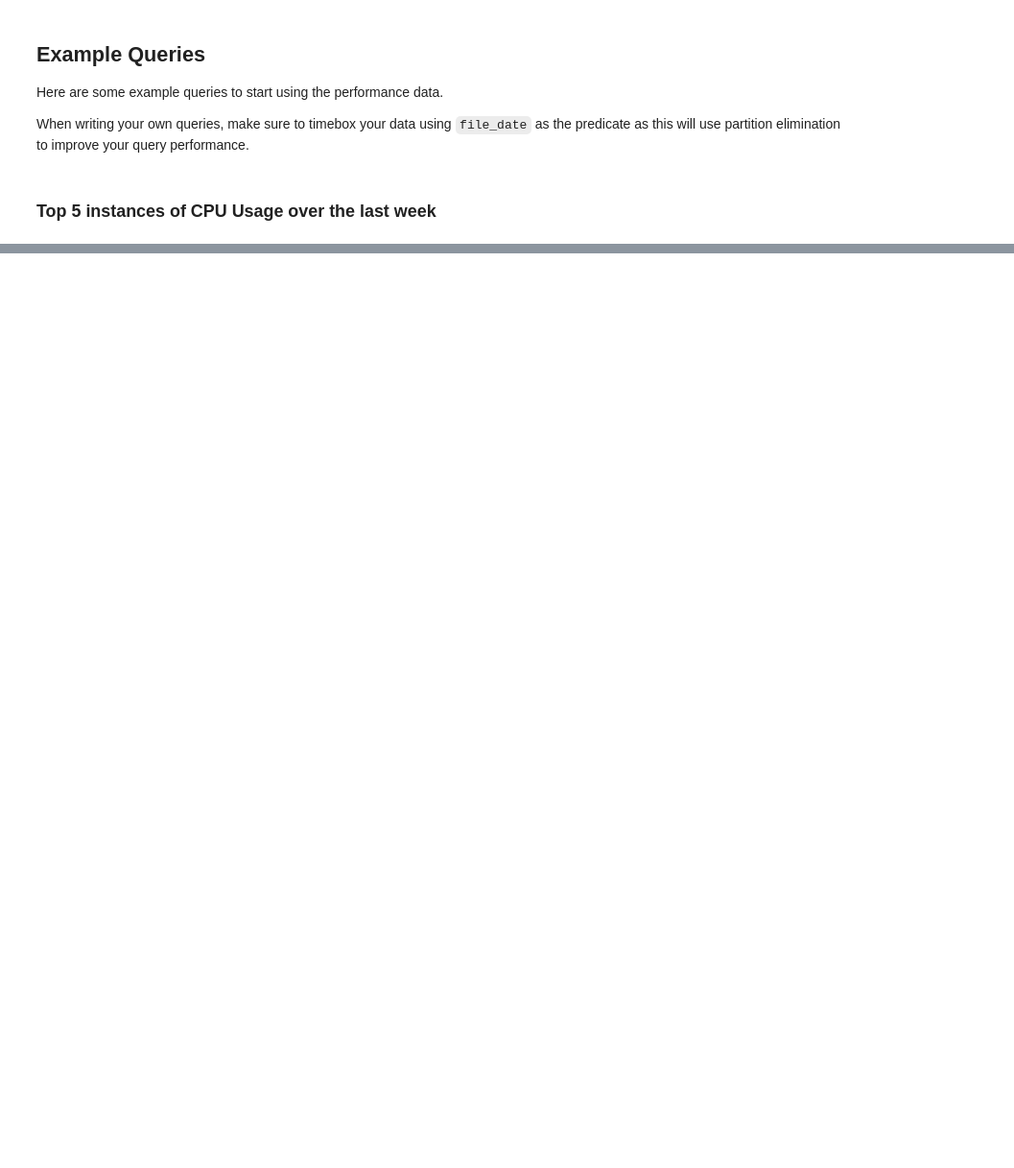
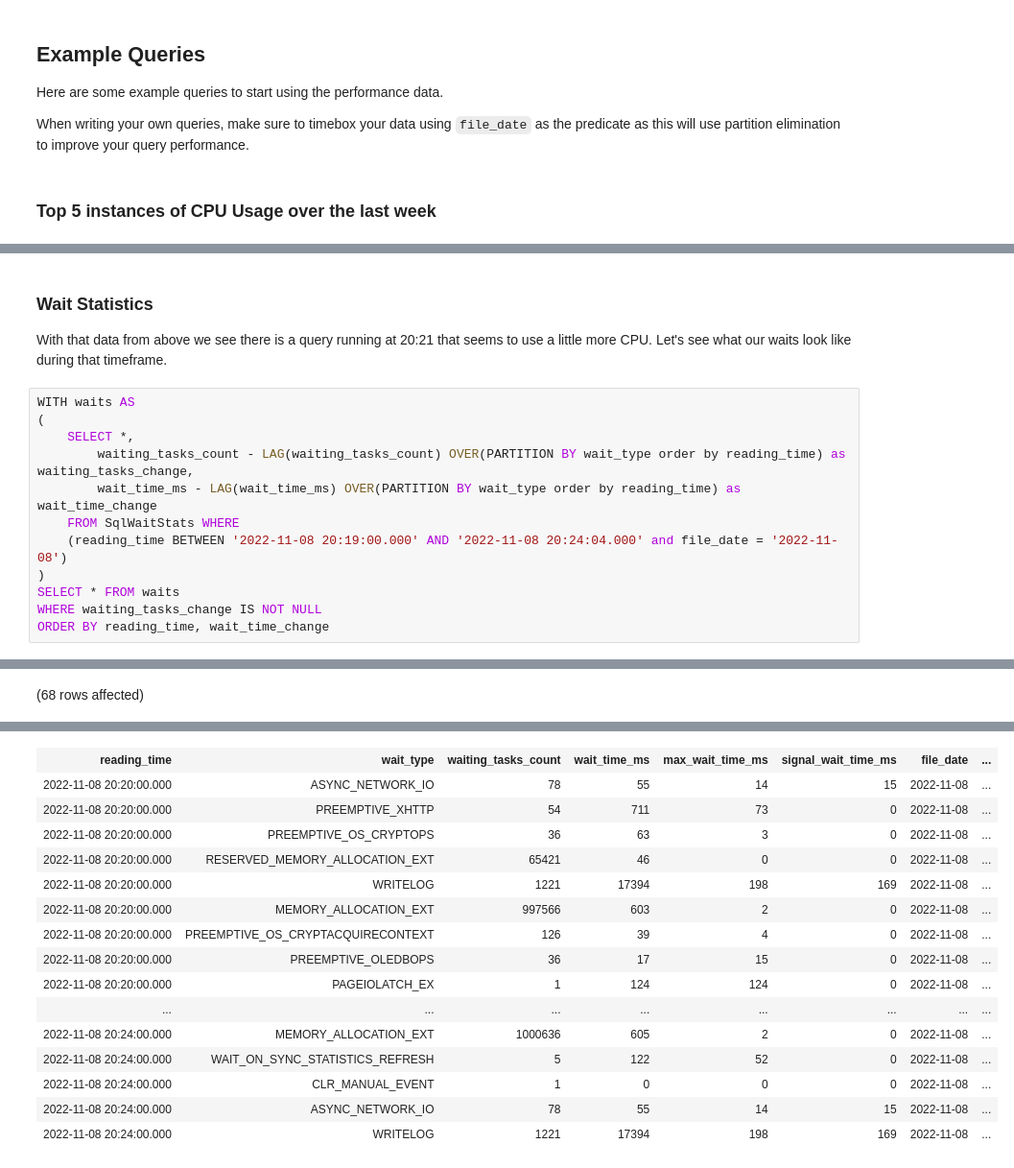
Before and after one commit to cbattlegear/SqlAzureDatabaseBasicMonitor, a Jupyter notebook: serverless_queries/SQL Performance Serverless Queries.ipynb, the cells around one changed output, grey strips where cells are left out. Shown at 96% size. Cells and saved outputs as stored; diff of their text form; blank space fills up the shorter version.

```diff
--- a/serverless_queries/SQL Performance Serverless Queries.ipynb
+++ b/serverless_queries/SQL Performance Serverless Queries.ipynb
@@ -241,0 +325,16 @@ Bulk load data conversion error (type mismatch or invalid character for the spec
+# %% [markdown]
+### Wait Statistics
+With that data from above we see there is a query running at 20:21 that seems to use a little more CPU. Let's see what our waits look like during that timeframe.
+# %%
+WITH waits AS
+(
+	SELECT *,
+		waiting_tasks_count - LAG(waiting_tasks_count) OVER(PARTITION BY wait_type order by reading_time) as waiting_tasks_change,
+		wait_time_ms - LAG(wait_time_ms) OVER(PARTITION BY wait_type order by reading_time) as wait_time_change
+	FROM SqlWaitStats WHERE
+	(reading_time BETWEEN '2022-11-08 20:19:00.000' AND '2022-11-08 20:24:04.000' and file_date = '2022-11-08')
+)
+SELECT * FROM waits
+WHERE waiting_tasks_change IS NOT NULL
+ORDER BY reading_time, wait_time_change
+# %% [output]
@@ -241,0 +342 @@ Bulk load data conversion error (type mismatch or invalid character for the spec
+(68 rows affected)
@@ -241,0 +344,16 @@ Bulk load data conversion error (type mismatch or invalid character for the spec
+| reading_time | wait_type | waiting_tasks_count | wait_time_ms | max_wait_time_ms | signal_wait_time_ms | file_date | ... |
+| 2022-11-08 20:20:00.000 | ASYNC_NETWORK_IO | 78 | 55 | 14 | 15 | 2022-11-08 | ... |
+| 2022-11-08 20:20:00.000 | PREEMPTIVE_XHTTP | 54 | 711 | 73 | 0 | 2022-11-08 | ... |
+| 2022-11-08 20:20:00.000 | PREEMPTIVE_OS_CRYPTOPS | 36 | 63 | 3 | 0 | 2022-11-08 | ... |
+| 2022-11-08 20:20:00.000 | RESERVED_MEMORY_ALLOCATION_EXT | 65421 | 46 | 0 | 0 | 2022-11-08 | ... |
+| 2022-11-08 20:20:00.000 | WRITELOG | 1221 | 17394 | 198 | 169 | 2022-11-08 | ... |
+| 2022-11-08 20:20:00.000 | MEMORY_ALLOCATION_EXT | 997566 | 603 | 2 | 0 | 2022-11-08 | ... |
+| 2022-11-08 20:20:00.000 | PREEMPTIVE_OS_CRYPTACQUIRECONTEXT | 126 | 39 | 4 | 0 | 2022-11-08 | ... |
+| 2022-11-08 20:20:00.000 | PREEMPTIVE_OLEDBOPS | 36 | 17 | 15 | 0 | 2022-11-08 | ... |
+| 2022-11-08 20:20:00.000 | PAGEIOLATCH_EX | 1 | 124 | 124 | 0 | 2022-11-08 | ... |
+| ... | ... | ... | ... | ... | ... | ... | ... |
+| 2022-11-08 20:24:00.000 | MEMORY_ALLOCATION_EXT | 1000636 | 605 | 2 | 0 | 2022-11-08 | ... |
+| 2022-11-08 20:24:00.000 | WAIT_ON_SYNC_STATISTICS_REFRESH | 5 | 122 | 52 | 0 | 2022-11-08 | ... |
+| 2022-11-08 20:24:00.000 | CLR_MANUAL_EVENT | 1 | 0 | 0 | 0 | 2022-11-08 | ... |
+| 2022-11-08 20:24:00.000 | ASYNC_NETWORK_IO | 78 | 55 | 14 | 15 | 2022-11-08 | ... |
+| 2022-11-08 20:24:00.000 | WRITELOG | 1221 | 17394 | 198 | 169 | 2022-11-08 | ... |
```
Also changed, not shown: parts of 12 cells of this notebook.
